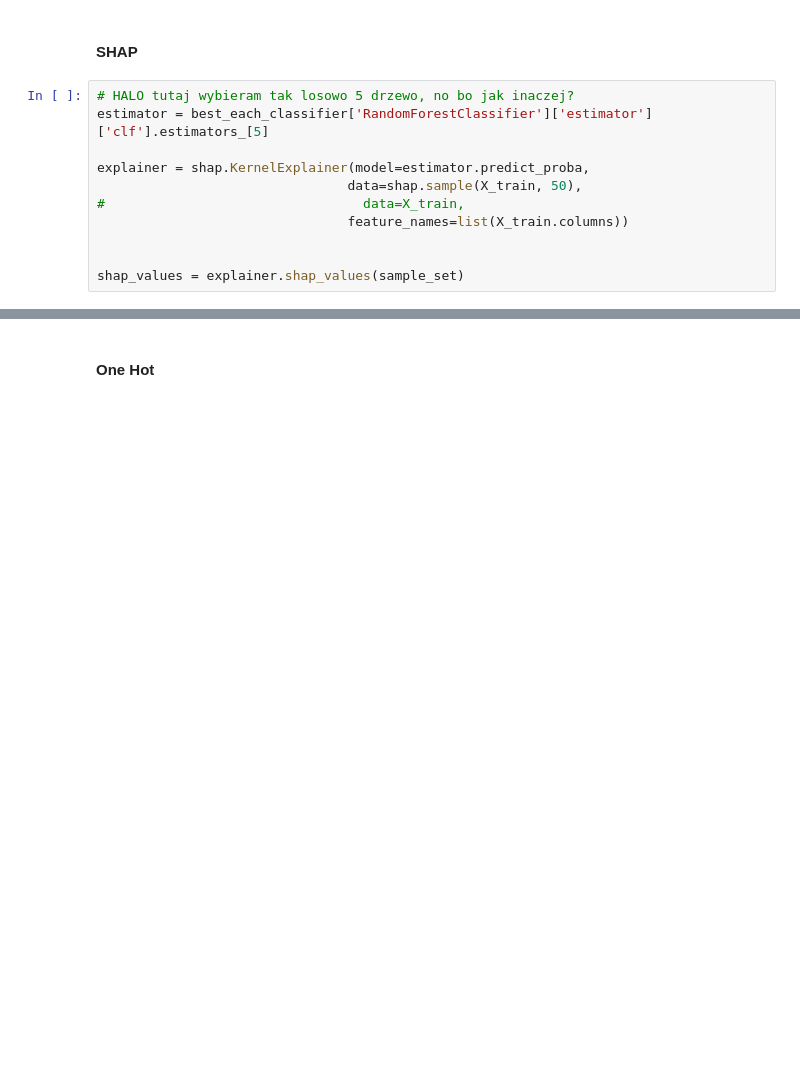
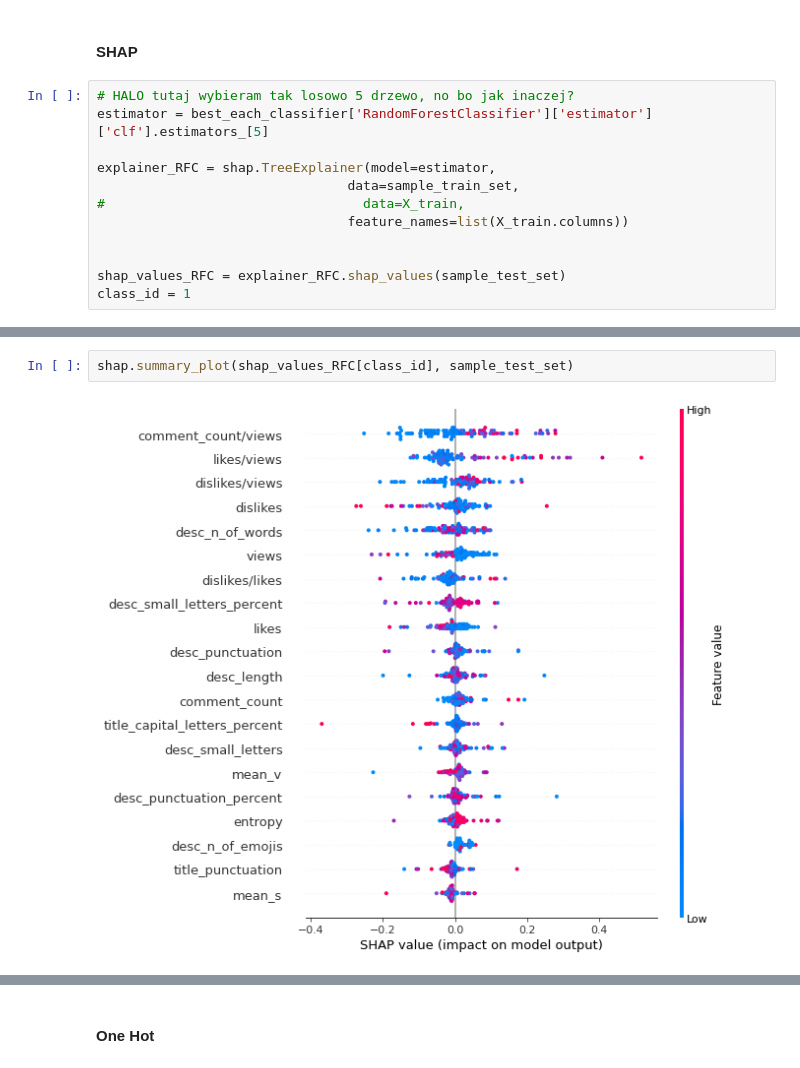
Before and after one commit to AdamKlejda/PED_YT, a Jupyter notebook: notebooks/Etap6/Untitled.ipynb, the cells around one changed output, grey strips where cells are left out. Drawn from its saved outputs; the diff is of its cells as text; blank space fills up the shorter version.

```diff
--- a/notebooks/Etap6/Untitled.ipynb
+++ b/notebooks/Etap6/Untitled.ipynb
@@ -461,10 +505,11 @@ AUC std: 0.005601641492103354
 # HALO tutaj wybieram tak losowo 5 drzewo, no bo jak inaczej?
 estimator = best_each_classifier['RandomForestClassifier']['estimator']['clf'].estimators_[5]
 
-explainer = shap.KernelExplainer(model=estimator.predict_proba,
-                                data=shap.sample(X_train, 50),
+explainer_RFC = shap.TreeExplainer(model=estimator,
+                                data=sample_train_set,
 #                                 data=X_train,
                                 feature_names=list(X_train.columns))
 
 
-shap_values = explainer.shap_values(sample_set)
+shap_values_RFC = explainer_RFC.shap_values(sample_test_set)
+class_id = 1
@@ -483,0 +516,4 @@ shap.summary_plot(shap_values[0], X_test)
+# %%
+shap.summary_plot(shap_values_RFC[class_id], sample_test_set)
+# %% [output]
+[figure, added]
```
Also changed, not shown: parts of 30 cells of this notebook, 57 other files.
